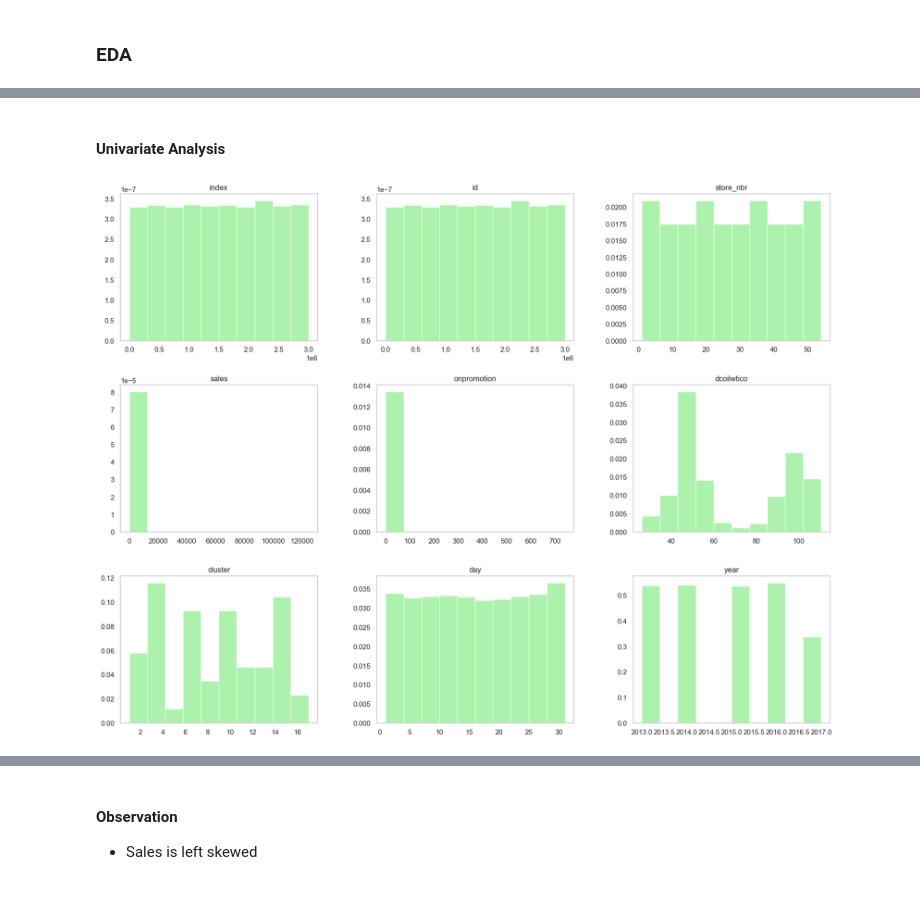
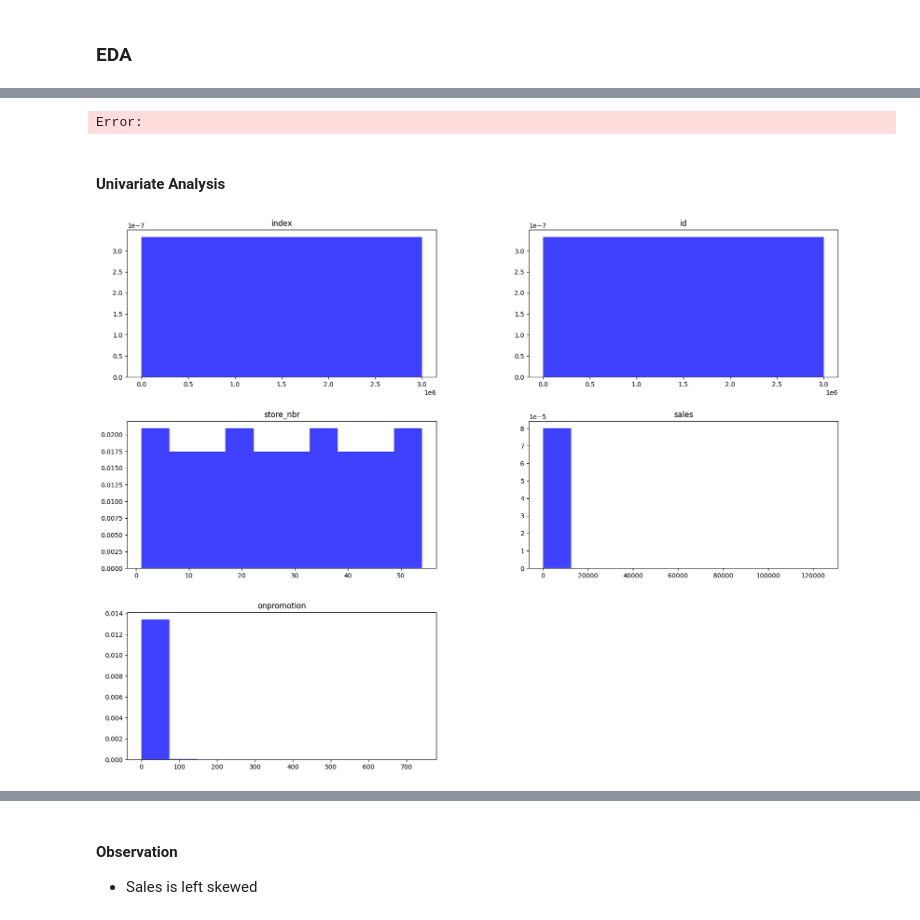
Before and after one commit to kwasichrappah/Time_series_analysis, a Jupyter notebook: sales_forecast.ipynb, the cells around one changed output, grey strips where cells are left out. Cells and saved outputs as stored; diff of their text form; code cells hidden in the pictures.

```diff
--- a/sales_forecast.ipynb
+++ b/sales_forecast.ipynb
@@ -182,15 +202,15 @@ dtype: int64
 ### EDA
 # %%
 ### finding missing days in the sales data
-sales_df.isnull().sum()
+train_df.isnull().sum()
 
-start_day = sales_df.date.min()
-end_day = sales_df.date.max()
+start_day = train_df.date.min()
+end_day = train_df.date.max()
 
-print(f'{start_day} \n\n {end_day}')
+print(f'Start Date: {start_day} \n\n End Date : {end_day}')
 
 existing_date = pd.date_range(start=start_day,end = end_day,freq="D")
 
-missing_dates_sales = existing_date[~existing_date.isin(sales_df.index)]
-print(missing_dates_sales)
+missing_dates_train = existing_date[~existing_date.isin(train_df.index)]
+print(f'The missing dates are : \n\n {missing_dates_train}')
 # %% [output]
@@ -248,0 +254,9 @@ Day names for specific dates:
+# %%
+from itertools import product
+missing_dates_train = existing_date[~existing_date.isin(train_df.index)]
+store_nbrs = train_df.store_nbr.unique()
+family = train_df.family.unique()
+
+missing_products = list(product(store_nbrs,family,missing_dates_train))
+# %%
+missing_df = pd.DataFrame(missing_products, columns=['store_nbr','family', 'date'])
@@ -249,8 +279,8 @@ Day names for specific dates:
 # %%
 ### Adding the missing dates to the dataframe
 # Merge with specific dates to include missing dates
-sales_df = sales_df.reset_index(drop=False)
-sales_df = pd.concat([sales_df, missing_dates_df], ignore_index=True)
-sales_df
+train_df = train_df.reset_index(drop=False)
+train_df = pd.concat([train_df, missing_df], ignore_index=True)
+train_df
 # %% [output]
 |  | index | id | date | store_nbr | family | sales | onpromotion |
@@ -425,13 +385,15 @@ combined_hso_df
 # %%
 combined_hso_df_2= combined_hso_df.set_index('date')
 combined_eda = combined_eda.set_index('date')
+# %% [output]
+Error:
 # %% [markdown]
 #### Univariate Analysis
 # %%
 # Distribution of the variables
-combined_eda.hist(density = True,figsize = (20, 15), facecolor = 'seablue', alpha = 0.75,grid = False)
+train_df.hist(density = True,figsize = (20, 15), facecolor = 'blue', alpha = 0.75,grid = False)
 
 plt.show()
 # %% [output]
-[figure, old version]
+[figure, new version]
 # %%
```
Also changed, not shown: parts of 64 cells of this notebook.
